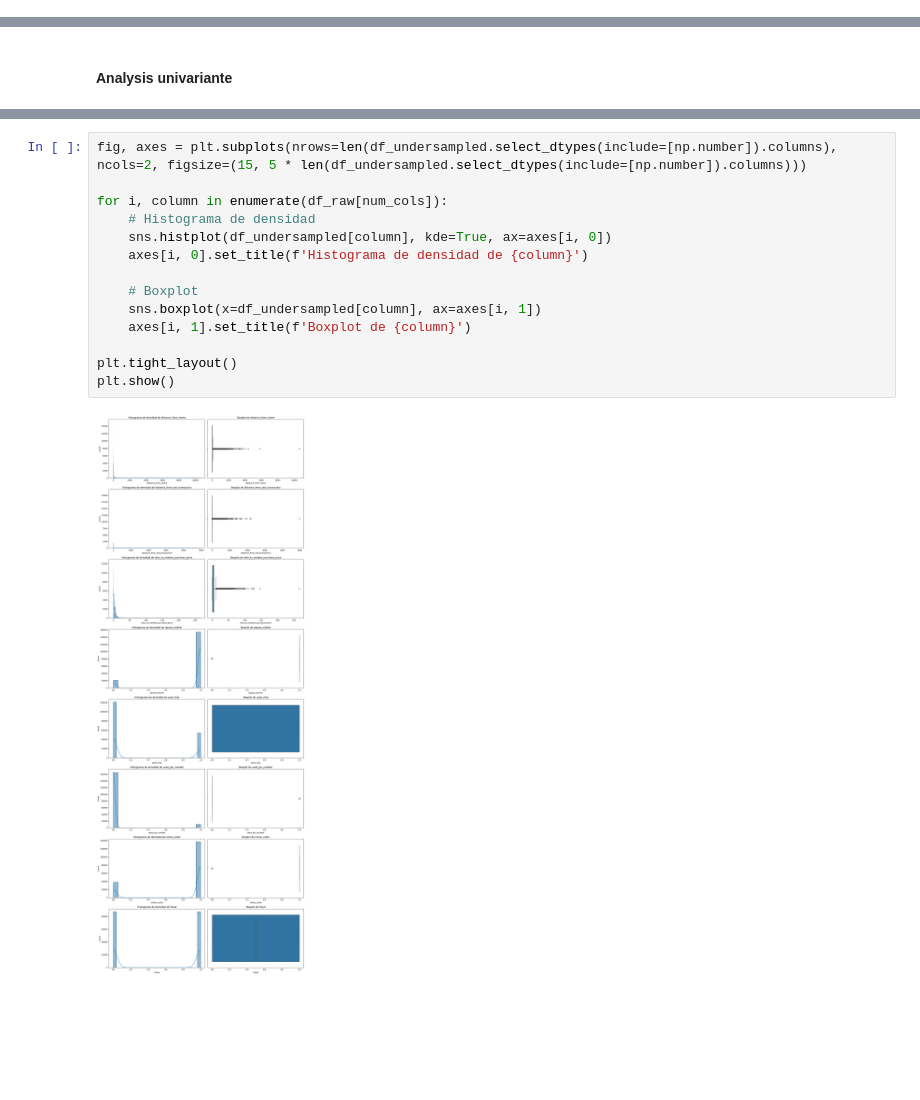
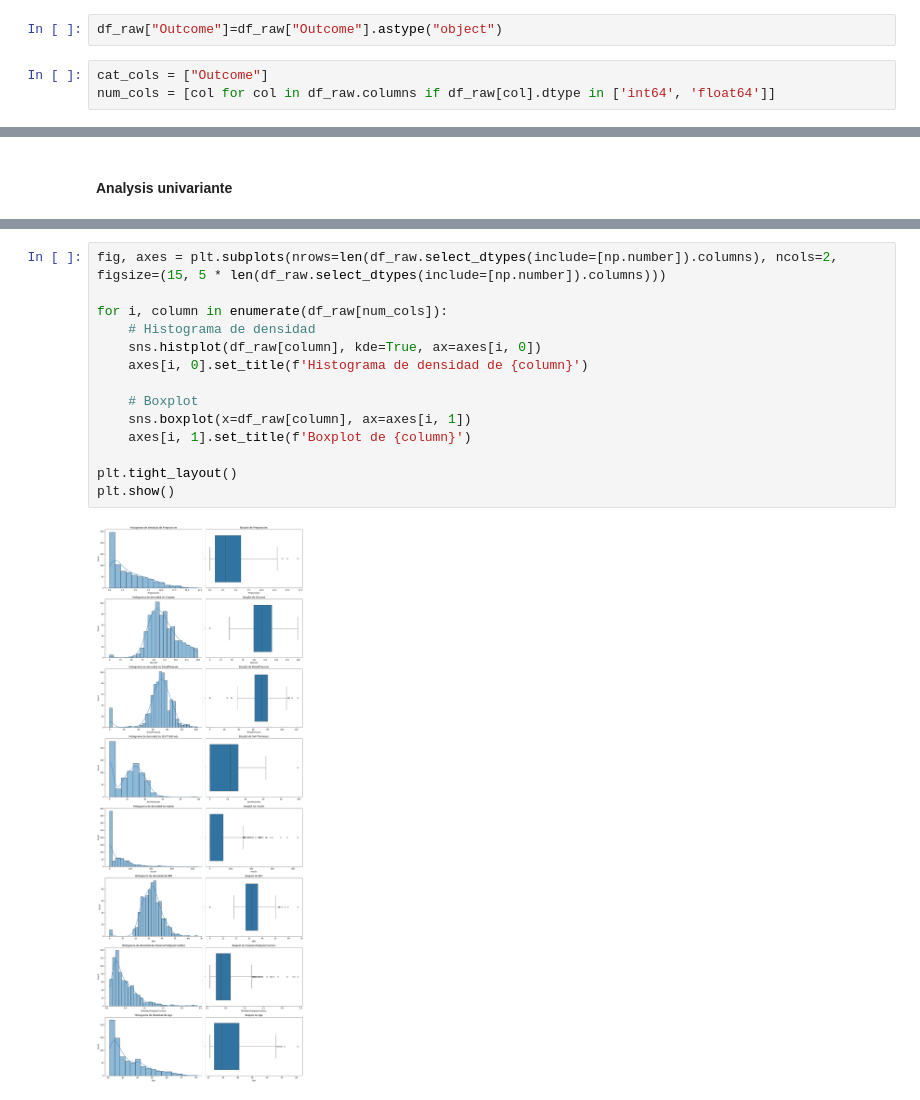
Before and after one commit to Amauryesic/Proyecto_ml, a Jupyter notebook: src/EDA.ipynb, the cells around one changed output, grey strips where cells are left out. Cells and saved outputs as stored; diff of their text form; blank space fills up the shorter version.

```diff
--- a/src/EDA.ipynb
+++ b/src/EDA.ipynb
@@ -76,0 +63,5 @@ df_undersampled = pd.concat([X_resampled, pd.Series(y_resampled, name='fraud')],
+# %%
+df_raw["Outcome"]=df_raw["Outcome"].astype("object")
+# %%
+cat_cols = ["Outcome"]
+num_cols = [col for col in df_raw.columns if df_raw[col].dtype in ['int64', 'float64']]
@@ -91,16 +138,16 @@ df_undersampled.describe(percentiles=[.25, .5, .75, .9, .95, .99]).T.sort_values
 # %%
-fig, axes = plt.subplots(nrows=len(df_undersampled.select_dtypes(include=[np.number]).columns), ncols=2, figsize=(15, 5 * len(df_undersampled.select_dtypes(include=[np.number]).columns)))
+fig, axes = plt.subplots(nrows=len(df_raw.select_dtypes(include=[np.number]).columns), ncols=2, figsize=(15, 5 * len(df_raw.select_dtypes(include=[np.number]).columns)))
 
 for i, column in enumerate(df_raw[num_cols]):
     # Histograma de densidad
-    sns.histplot(df_undersampled[column], kde=True, ax=axes[i, 0])
+    sns.histplot(df_raw[column], kde=True, ax=axes[i, 0])
     axes[i, 0].set_title(f'Histograma de densidad de {column}')
 
     # Boxplot
-    sns.boxplot(x=df_undersampled[column], ax=axes[i, 1])
+    sns.boxplot(x=df_raw[column], ax=axes[i, 1])
     axes[i, 1].set_title(f'Boxplot de {column}')
 
 plt.tight_layout()
 plt.show()
 # %% [output]
-[figure, old version]
+[figure, new version]
```
Also changed, not shown: parts of 25 cells of this notebook.
